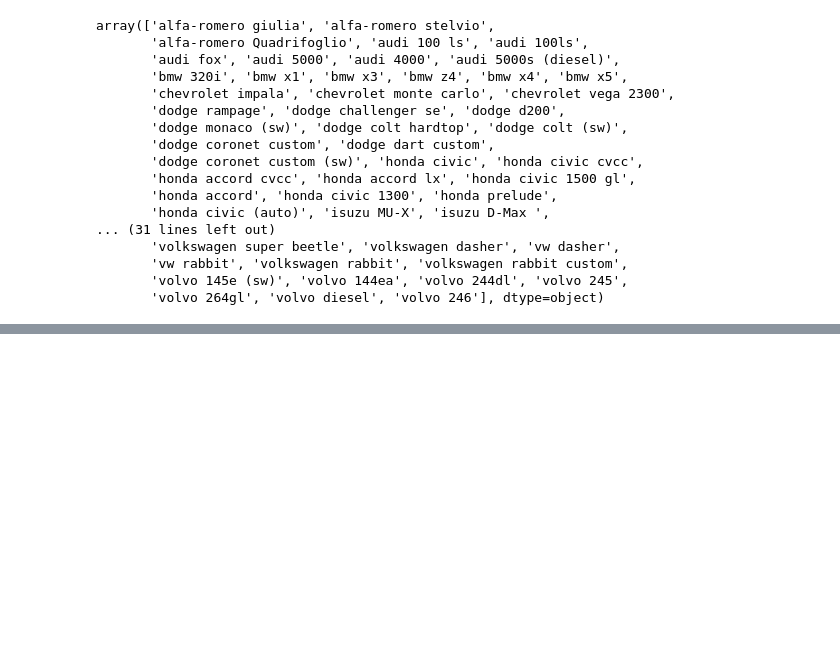
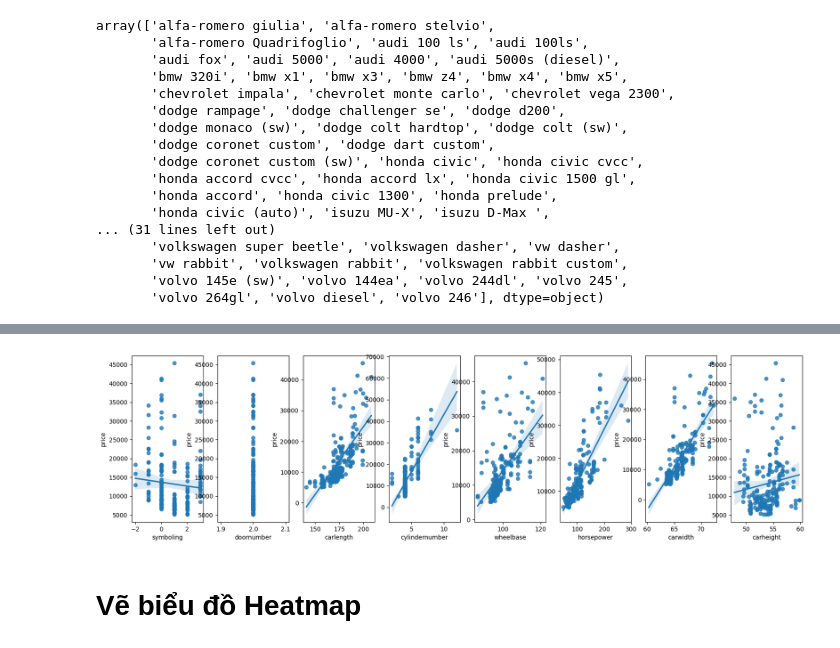
Before and after one commit to nthvinh03/Homework, a Jupyter notebook: Case_Study.ipynb, the cells around one changed output, grey strips where cells are left out. Cells and saved outputs as stored; diff of their text form; code cells hidden in the pictures; blank space fills up the shorter version.

```diff
--- a/Case_Study.ipynb
+++ b/Case_Study.ipynb
@@ -80,0 +190,15 @@ array(['alfa-romero giulia', 'alfa-romero stelvio',
+# %%
+fix,axs=plt.subplots(1,8,figsize=(20,5))
+sns.regplot(x='symboling',y='price',data=df,ax=axs[0])
+sns.regplot(x='doornumber',y='price',data=df,ax=axs[1])
+sns.regplot(x='carlength',y='price',data=df,ax=axs[2])
+sns.regplot(x='cylindernumber',y='price',data=df,ax=axs[3])
+sns.regplot(x='wheelbase',y='price',data=df,ax=axs[4])
+sns.regplot(x='horsepower',y='price',data=df,ax=axs[5])
+sns.regplot(x='carwidth',y='price',data=df,ax=axs[6])
+sns.regplot(x='carheight',y='price',data=df,ax=axs[7])
+plt.show()
+# %% [output]
+[figure, added]
+# %% [markdown]
+# Vẽ biểu đồ Heatmap
```
Also changed, not shown: parts of 20 cells of this notebook, 1 other file.
